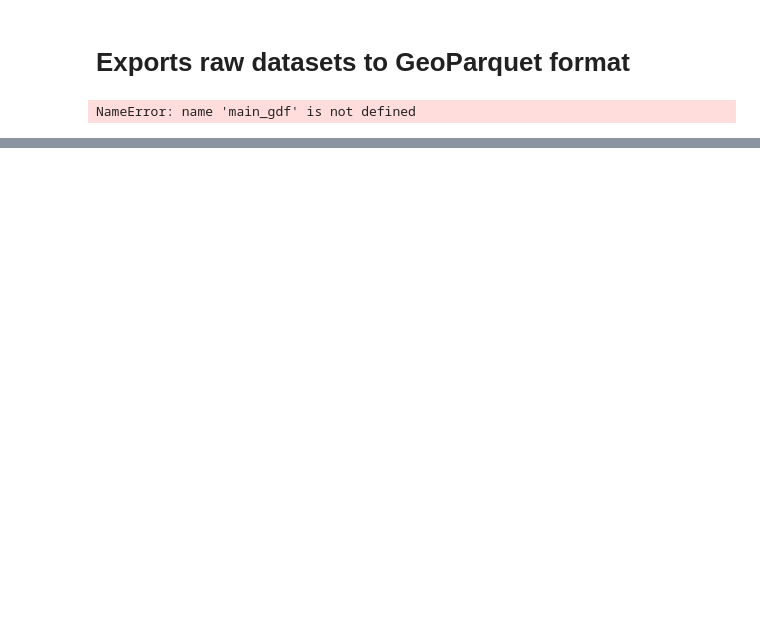
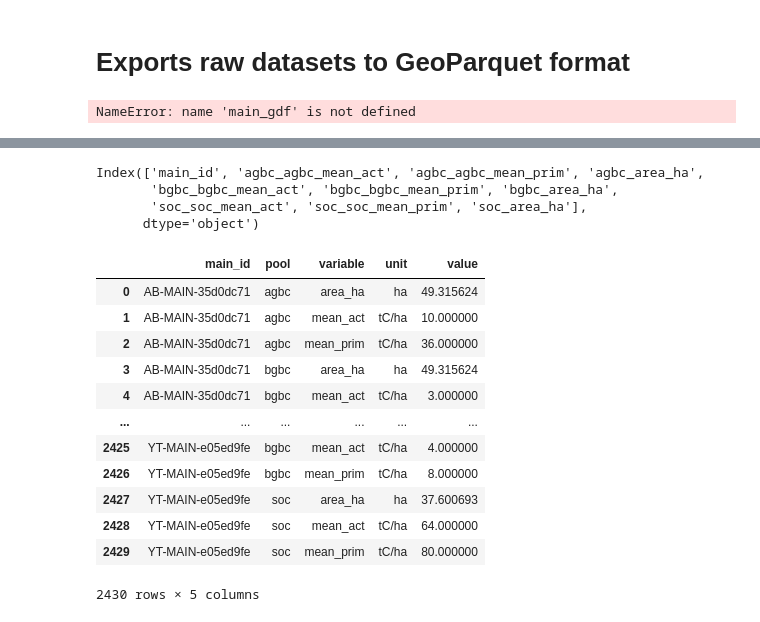
Before and after one commit to marpellan/metallican_db, a Jupyter notebook: 2. datasets_processing.ipynb, the cells around one changed output, grey strips where cells are left out. Saved outputs shown, nothing was run; the diff lists cells and outputs as text; code cells hidden in the pictures; blank space fills up the shorter version.

```diff
--- a/2. datasets_processing.ipynb
+++ b/2. datasets_processing.ipynb
@@ -1802,0 +1961,7 @@ li_canada_gdf.to_parquet(output_dir + "li_canada_gdf.parquet", index=False)
+# %%
+main_gdf_carbon.columns
+# %% [output]
+Index(['main_id', 'agbc_agbc_mean_act', 'agbc_agbc_mean_prim', 'agbc_area_ha',
+       'bgbc_bgbc_mean_act', 'bgbc_bgbc_mean_prim', 'bgbc_area_ha',
+       'soc_soc_mean_act', 'soc_soc_mean_prim', 'soc_area_ha'],
+      dtype='object')
@@ -1802,0 +2034,18 @@ li_canada_gdf.to_parquet(output_dir + "li_canada_gdf.parquet", index=False)
+# %%
+carbon_sql = carbon_wide_to_long(main_gdf_carbon)
+# %%
+carbon_sql
+# %% [output]
+|  | main_id | pool | variable | unit | value |
+| 0 | AB-MAIN-35d0dc71 | agbc | area_ha | ha | 49.315624 |
+| 1 | AB-MAIN-35d0dc71 | agbc | mean_act | tC/ha | 10.000000 |
+| 2 | AB-MAIN-35d0dc71 | agbc | mean_prim | tC/ha | 36.000000 |
+| 3 | AB-MAIN-35d0dc71 | bgbc | area_ha | ha | 49.315624 |
+| 4 | AB-MAIN-35d0dc71 | bgbc | mean_act | tC/ha | 3.000000 |
+| ... | ... | ... | ... | ... | ... |
+| 2425 | YT-MAIN-e05ed9fe | bgbc | mean_act | tC/ha | 4.000000 |
+| 2426 | YT-MAIN-e05ed9fe | bgbc | mean_prim | tC/ha | 8.000000 |
+| 2427 | YT-MAIN-e05ed9fe | soc | area_ha | ha | 37.600693 |
+| 2428 | YT-MAIN-e05ed9fe | soc | mean_act | tC/ha | 64.000000 |
+| 2429 | YT-MAIN-e05ed9fe | soc | mean_prim | tC/ha | 80.000000 |
+2430 rows × 5 columns
```
Also changed, not shown: parts of 23 cells of this notebook, 20 other files.
